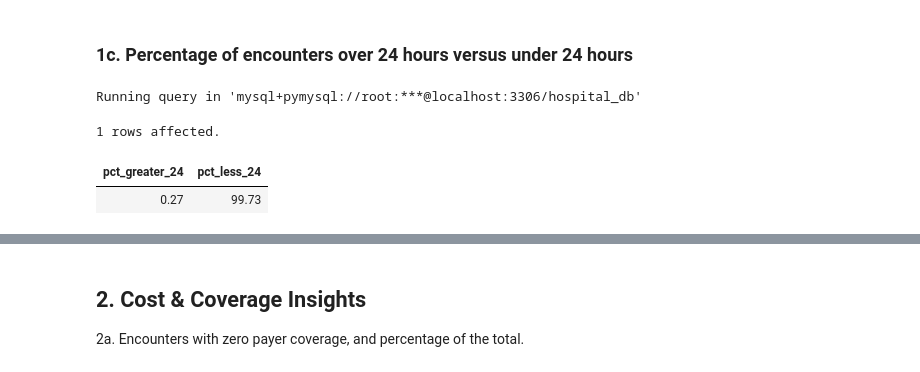
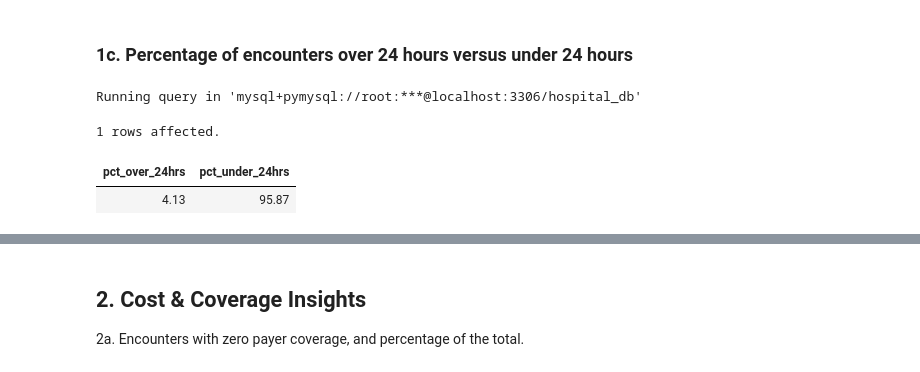
Before and after one commit to Lilian-Waitiki/Healthcare-Analysis, a Jupyter notebook: Analysis.ipynb, the cells around one changed output, grey strips where cells are left out. Cells and saved outputs as stored; diff of their text form; code cells hidden in the pictures.

```diff
--- a/Analysis.ipynb
+++ b/Analysis.ipynb
@@ -122,17 +182,17 @@ Running query in 'mysql+pymysql://root:***@localhost:3306/hospital_db'
 # %%
 %%sql
 WITH timeday AS (
     SELECT
         COUNT(*) AS total,
-        SUM(CASE WHEN stop > start + INTERVAL 24 HOUR THEN 1 ELSE 0 END) AS greater_24,
-        SUM(CASE WHEN stop <= start + INTERVAL 24 HOUR THEN 1 ELSE 0 END) AS less_24
+        SUM(CASE WHEN stop >= start + INTERVAL 24 HOUR THEN 1 ELSE 0 END) AS over_24hrs,
+        SUM(CASE WHEN stop < start + INTERVAL 24 HOUR THEN 1 ELSE 0 END) AS under_24hrs
     FROM encounters)
 SELECT
-	ROUND(greater_24/total * 100,2) AS pct_greater_24,
-    ROUND(less_24/total * 100,2) AS pct_less_24
+    ROUND(over_24hrs/total * 100,2) AS pct_over_24hrs,
+    ROUND(under_24hrs/total * 100,2) AS pct_under_24hrs
 FROM timeday;
 # %% [output]
 Running query in 'mysql+pymysql://root:***@localhost:3306/hospital_db'
 1 rows affected.
-| pct_greater_24 | pct_less_24 |
-| 0.27 | 99.73 |
+| pct_over_24hrs | pct_under_24hrs |
+| 4.13 | 95.87 |
```
Also changed, not shown: parts of 26 cells of this notebook.
